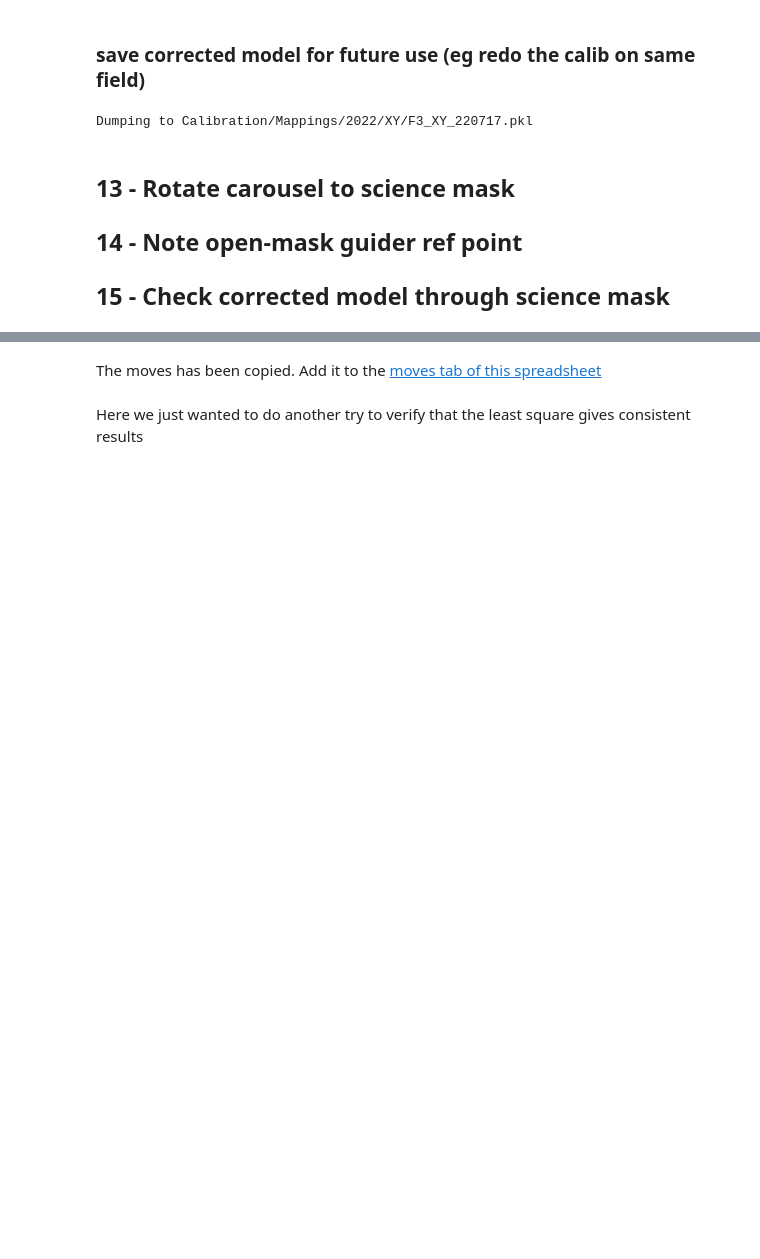
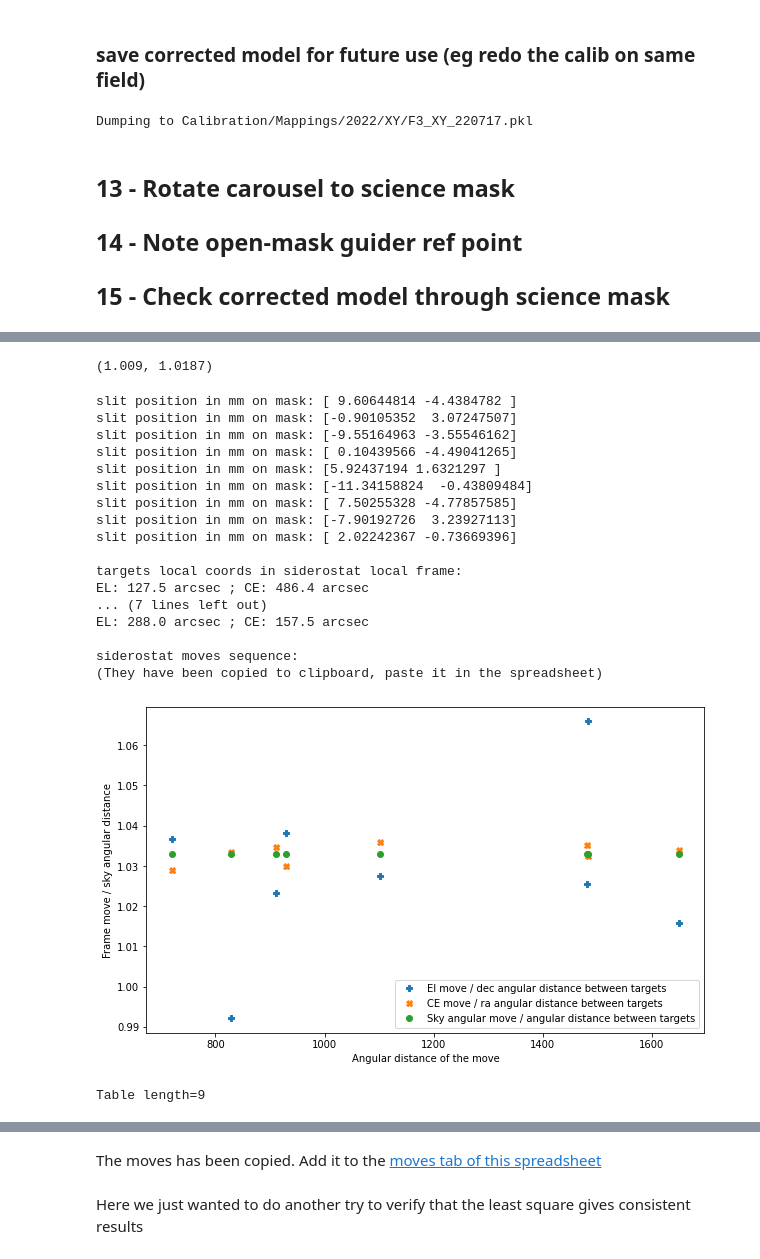
Before and after one commit to vpicouet/FireBallPipe, a Jupyter notebook: Notebook/XY_2022_F3_1_220717.ipynb, the cells around one changed output, grey strips where cells are left out. Saved outputs shown, nothing was run; the diff lists cells and outputs as text; code cells hidden in the pictures; blank space fills up the shorter version.

```diff
--- a/Notebook/XY_2022_F3_1_220717.ipynb
+++ b/Notebook/XY_2022_F3_1_220717.ipynb
@@ -446,27 +449,53 @@ Dumping to Calibration/Mappings/2022/XY/F3_XY_220717.pkl
+# %%
+Elg, CEg
+# %% [output]
+(1.009, 1.0187)
 # %%
-# moves, flags, slit_coords = G2UVcor.compute_autocoll_moves_slits(slits, F1, hystcomp = Hysteresis_compensation, CEg = CEg, Elg = Elg)
-# moves = Table.from_pandas(pd.DataFrame(np.hstack((moves,flags[:,None])), columns=["EL","CE","UV_image"]))
-# print("(They have been copied to clipboard, paste it in the spreadsheet)")
-# moves.to_pandas().to_clipboard()
-# moves
+moves, flags, slit_coords = G2UVcor.compute_autocoll_moves_slits(slits, F1, hystcomp = Hysteresis_compensation, CEg = CEg, Elg = Elg)
+moves = Table.from_pandas(pd.DataFrame(np.hstack((moves,flags[:,None])), columns=["EL","CE","UV_image"]))
+print("(They have been copied to clipboard, paste it in the spreadsheet)")
+moves.to_pandas().to_clipboard()
+moves
 
-# # new_cat = slit_path[:9]
-# new_cat["EL"] = moves["EL"][1:]
-# new_cat["CE"] = moves["CE"][1:]
+new_cat = slit_path
+new_cat["EL"] = list(moves["EL"][1:])+[0]
+new_cat["CE"] = list(moves["CE"][1:])+[0]
 
-# new_cat["El_sky"] = new_cat["EL"]  * 2 * Elg
-# new_cat["Cel_sky"] = new_cat["CE"] * 2 * CEg
-# new_cat["Frame_angular_distance"] = np.sqrt(new_cat["El_sky"]**2 + new_cat["Cel_sky"]**2)
-# new_cat["frame_divided_sky"] = new_cat["Frame_angular_distance"] / new_cat["angular_distance"]
-# new_cat["EL_dec_ratio"] =   new_cat["El_sky"] / new_cat["dec_diff"]
-# new_cat["CE_ra_ratio"] =   new_cat["Cel_sky"] / new_cat["ra_diff"]
-# # new_cat
-# # new_cat.to_pandas().to_clipboard()
+new_cat["El_sky"] = new_cat["EL"]  * 2 * Elg
+new_cat["Cel_sky"] = new_cat["CE"] * 2 * CEg
+new_cat["Frame_angular_distance"] = np.sqrt(new_cat["El_sky"]**2 + new_cat["Cel_sky"]**2)
+new_cat["frame_divided_sky"] = new_cat["Frame_angular_distance"] / new_cat["angular_distance"]
+new_cat["EL_dec_ratio"] =   new_cat["El_sky"] / new_cat["dec_diff"]
+new_cat["CE_ra_ratio"] =   new_cat["Cel_sky"] / new_cat["ra_diff"]
+# new_cat
+# new_cat.to_pandas().to_clipboard()
 
-# plt.figure()
-# plt.plot(new_cat["angular_distance"],-new_cat["EL_dec_ratio"],"P",label="El move / dec angular distance between targets")
-# plt.plot(new_cat["angular_distance"],-new_cat["CE_ra_ratio"],"X",label="CE move / ra angular distance between targets")
-# plt.plot(new_cat["angular_distance"],new_cat["frame_divided_sky"],"o",label="Sky angular move / angular distance between targets")
-# plt.legend()
-# plt.show()
-# new_cat#["ra_diff","dec_diff","El_sky","Cel_sky","frame_divided_sky","EL_dec_ratio","CE_ra_ratio"]#,"EL_moves","CE_moves"
+plt.figure(figsize=(10,6))
+plt.plot(new_cat["angular_distance"],-new_cat["EL_dec_ratio"],"P",label="El move / dec angular distance between targets")
+plt.plot(new_cat["angular_distance"],-new_cat["CE_ra_ratio"],"X",label="CE move / ra angular distance between targets")
+plt.plot(new_cat["angular_distance"],new_cat["frame_divided_sky"],"o",label="Sky angular move / angular distance between targets")
+plt.legend()
+plt.xlabel("Angular distance of the move")
+plt.ylabel("Frame move / sky angular distance")
+plt.show()
+new_cat#["ra_diff","dec_diff","El_sky","Cel_sky","frame_divided_sky","EL_dec_ratio","CE_ra_ratio"]#,"EL_moves","CE_moves"
+# %% [output]
+slit position in mm on mask: [ 9.60644814 -4.4384782 ]
+slit position in mm on mask: [-0.90105352  3.07247507]
+slit position in mm on mask: [-9.55164963 -3.55546162]
+slit position in mm on mask: [ 0.10439566 -4.49041265]
+slit position in mm on mask: [5.92437194 1.6321297 ]
+slit position in mm on mask: [-11.34158824  -0.43809484]
+slit position in mm on mask: [ 7.50255328 -4.77857585]
+slit position in mm on mask: [-7.90192726  3.23927113]
+slit position in mm on mask: [ 2.02242367 -0.73669396]
+
+targets local coords in siderostat local frame:
+EL: 127.5 arcsec ; CE: 486.4 arcsec
+... (7 lines left out)
+EL: 288.0 arcsec ; CE: 157.5 arcsec
+
+siderostat moves sequence:
+(They have been copied to clipboard, paste it in the spreadsheet)
+[figure, added]
+Table length=9
```
Also changed, not shown: parts of 7 cells of this notebook, 19 other files.
